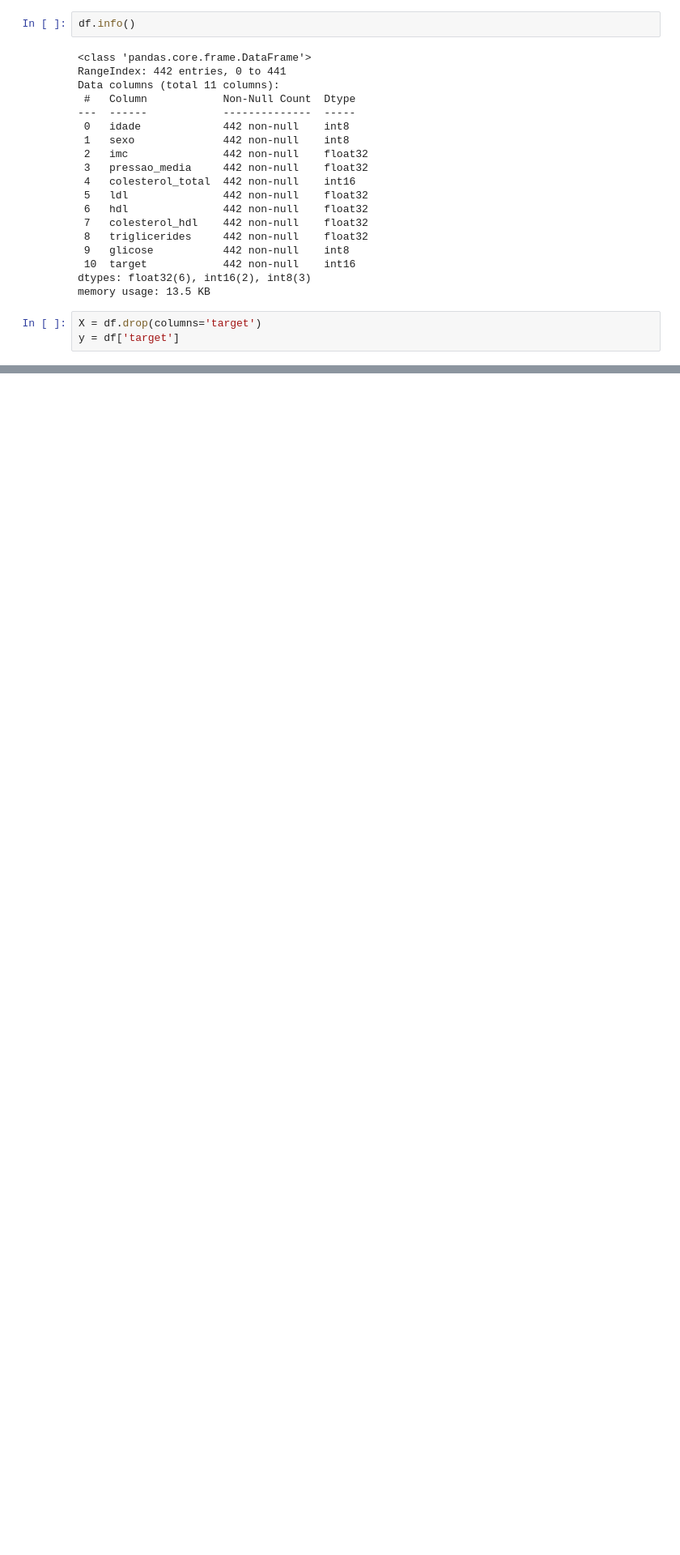
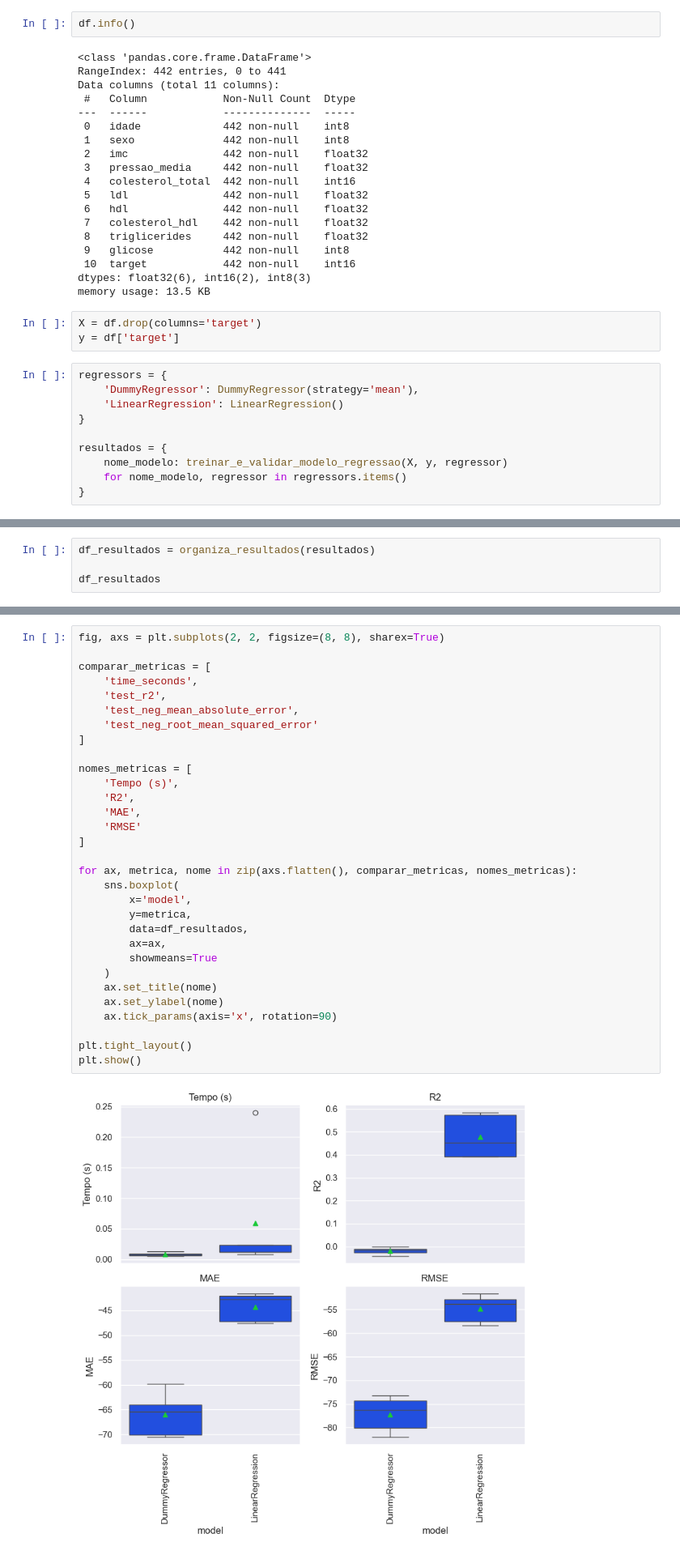
Before and after one commit to pedrocaovila/LR-Diabetes_Case, a Jupyter notebook: notebooks/09-pc-dummy_regressor.ipynb, the cells around one changed output, grey strips where cells are left out. Shown at 81% size. Cells and saved outputs as stored; diff of their text form; blank space fills up the shorter version.

```diff
--- a/notebooks/09-pc-dummy_regressor.ipynb
+++ b/notebooks/09-pc-dummy_regressor.ipynb
@@ -50,3 +50,13 @@ memory usage: 13.5 KB
 # %%
 X = df.drop(columns='target')
 y = df['target']
+# %%
+regressors = {
+    'DummyRegressor': DummyRegressor(strategy='mean'),
+    'LinearRegression': LinearRegression()
+}
+
+resultados = {
+    nome_modelo: treinar_e_validar_modelo_regressao(X, y, regressor)
+    for nome_modelo, regressor in regressors.items()
+}
@@ -52,0 +80,4 @@ y = df['target']
+# %%
+df_resultados = organiza_resultados(resultados)
+
+df_resultados
@@ -52,0 +96,33 @@ y = df['target']
+# %%
+fig, axs = plt.subplots(2, 2, figsize=(8, 8), sharex=True)
+
+comparar_metricas = [
+    'time_seconds',
+    'test_r2',
+    'test_neg_mean_absolute_error',
+    'test_neg_root_mean_squared_error'
+]
+
+nomes_metricas = [
+    'Tempo (s)',
+    'R2',
+    'MAE',
+    'RMSE'
+]
+
+for ax, metrica, nome in zip(axs.flatten(), comparar_metricas, nomes_metricas):
+    sns.boxplot(
+        x='model',
+        y=metrica,
+        data=df_resultados,
+        ax=ax,
+        showmeans=True
+    )
+    ax.set_title(nome)
+    ax.set_ylabel(nome)
+    ax.tick_params(axis='x', rotation=90)
+
+plt.tight_layout()
+plt.show()
+# %% [output]
+[figure, added]
```
Also changed, not shown: parts of 2 cells of this notebook.
